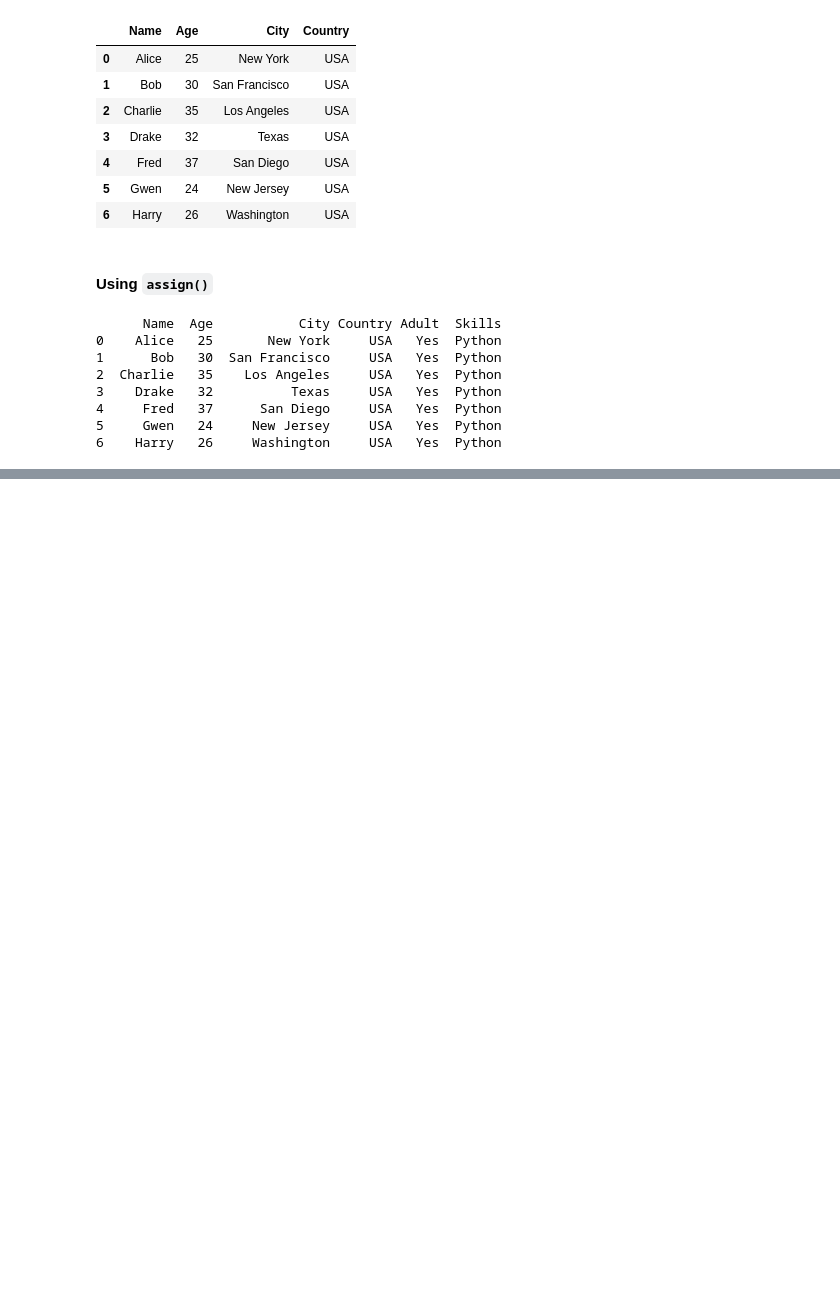
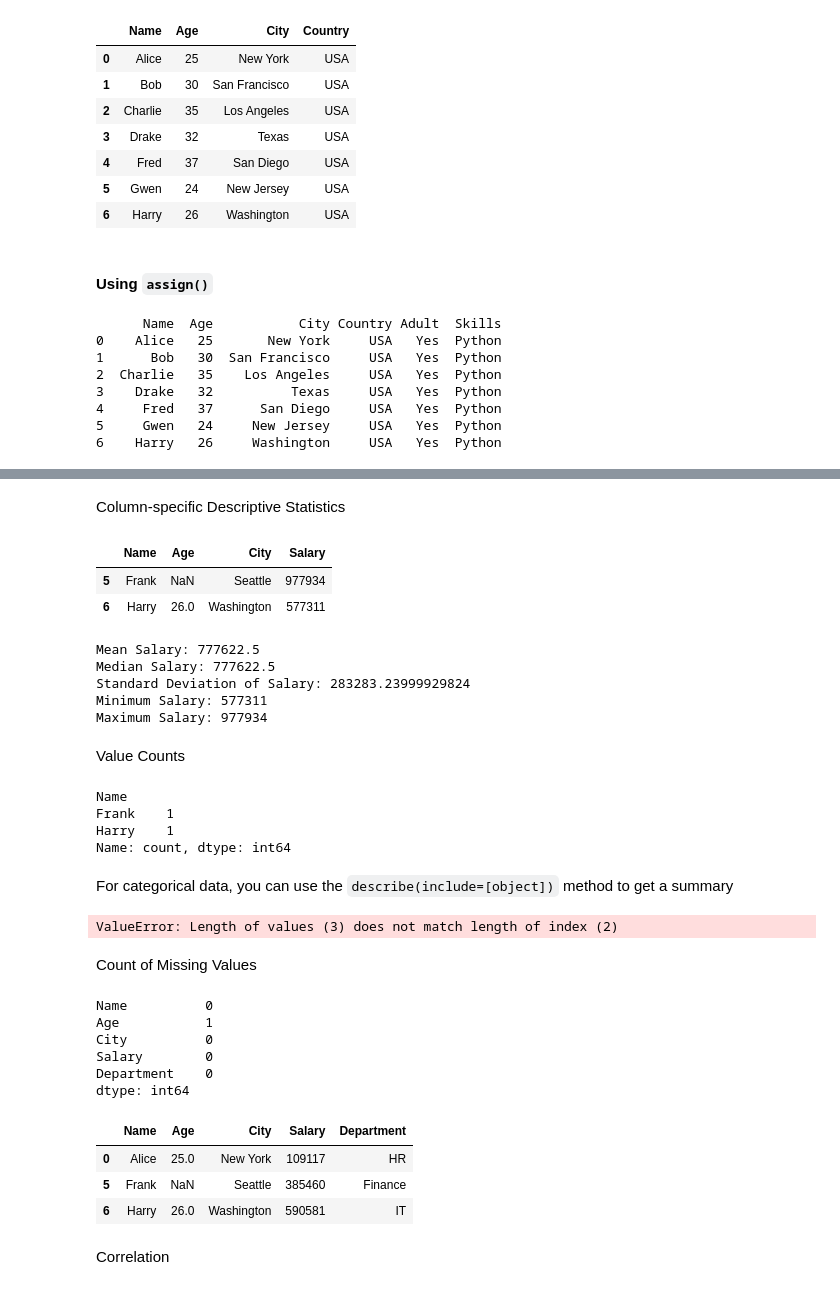
Before and after one commit to jaidOnGit/JourneyToML-AI, a Jupyter notebook: Learn the Fundamentals of Data Science/Programming/Pandas.ipynb, the cells around one changed output, grey strips where cells are left out. Saved outputs shown, nothing was run; the diff lists cells and outputs as text; code cells hidden in the pictures; blank space fills up the shorter version.

Commit message:
pandas dataframe

````diff
--- a/Learn the Fundamentals of Data Science/Programming/Pandas.ipynb
+++ b/Learn the Fundamentals of Data Science/Programming/Pandas.ipynb
@@ -239,0 +259,4 @@ Merging and Joining DataFrames
+# %%
+# Dropping multiple columns
+df.drop(['Adult', 'Skills'], axis=1, inplace=True)
+print(df)
@@ -239,0 +320,7 @@ Merging and Joining DataFrames
+# %%
+# Adding a row with missing value
+df.loc[5] = ['Frank', None, 'Seattle']
+
+# Filter rows where Age is not null
+filtered_df = df[df['Age'].notnull()]
+print(filtered_df)
@@ -239,0 +349,69 @@ Merging and Joining DataFrames
+# %% [markdown]
+Column-specific Descriptive Statistics
+# %%
+total_rows, total_columns = df.shape
+new_column_index = total_columns
+column_name = 'Salary'
+
+import random
+
+# Generate a list of 10 random 6-digit numbers
+column_default_value = [random.randint(100000, 999999) for _ in range(total_rows)]
+
+df.insert(new_column_index, column_name, column_default_value)
+
+df
+# %% [output]
+|  | Name | Age | City | Salary |
+| 5 | Frank | NaN | Seattle | 977934 |
+| 6 | Harry | 26.0 | Washington | 577311 |
+# %%
+print("Mean Salary:", df['Salary'].mean())
+print("Median Salary:", df['Salary'].median())
+print("Standard Deviation of Salary:", df['Salary'].std())
+print("Minimum Salary:", df['Salary'].min())
+print("Maximum Salary:", df['Salary'].max())
+# %% [output]
+Mean Salary: 777622.5
+Median Salary: 777622.5
+Standard Deviation of Salary: 283283.23999929824
+Minimum Salary: 577311
+Maximum Salary: 977934
+# %% [markdown]
+Value Counts
+# %%
+print(df['Name'].value_counts())
+# %% [output]
+Name
+Frank    1
+Harry    1
+Name: count, dtype: int64
+# %% [markdown]
+For categorical data, you can use the ```describe(include=[object])``` method to get a summary
+# %%
+# Add a categorical column
+df['Department'] = ['HR', 'Finance', 'IT']
+
+print(df.describe(include=[object]))
+# %% [output]
+ValueError: Length of values (3) does not match length of index (2)
+# %% [markdown]
+Count of Missing Values
+# %%
+print(df.isnull().sum())
+# %% [output]
+Name          0
+Age           1
+City          0
+Salary        0
+Department    0
+dtype: int64
+# %%
+df
+# %% [output]
+|  | Name | Age | City | Salary | Department |
+| 0 | Alice | 25.0 | New York | 109117 | HR |
+| 5 | Frank | NaN | Seattle | 385460 | Finance |
+| 6 | Harry | 26.0 | Washington | 590581 | IT |
+# %% [markdown]
+Correlation
````
Also changed, not shown: parts of 62 cells of this notebook.
